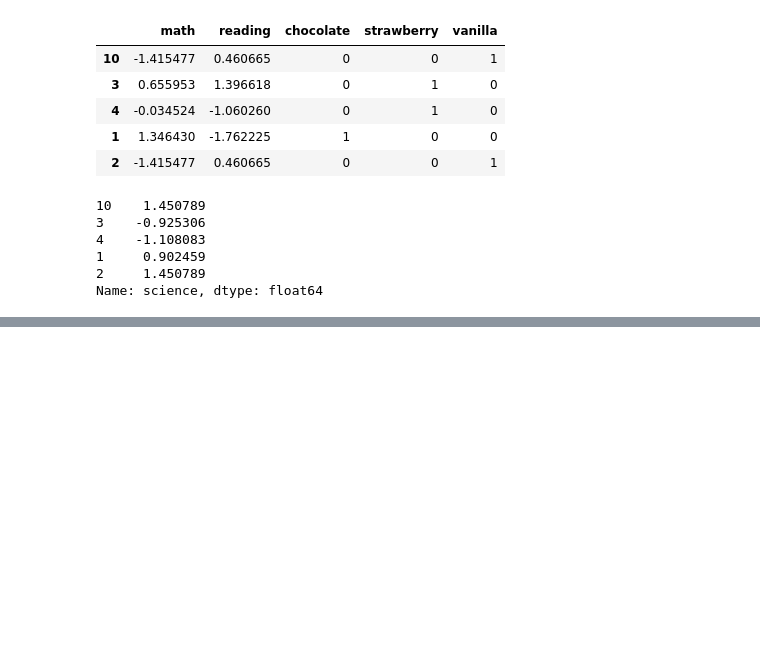
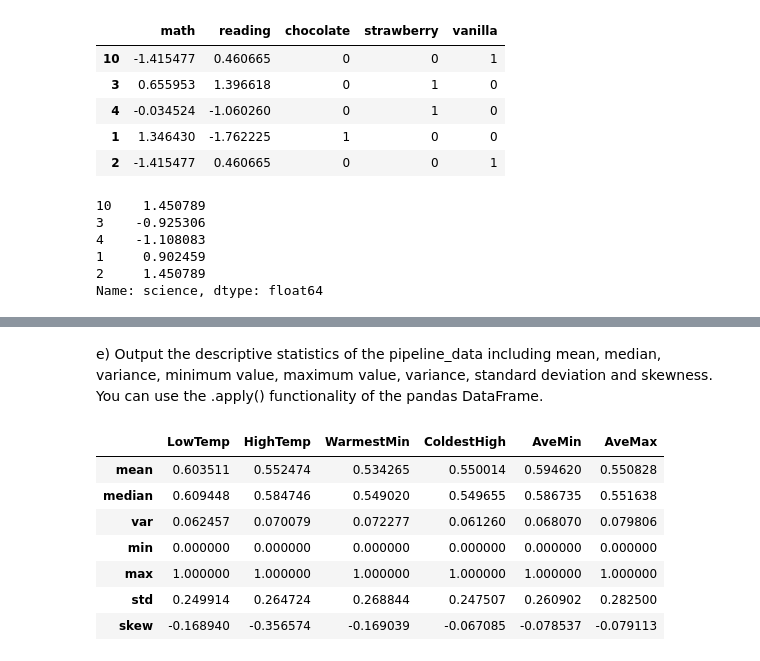
Before and after one commit to benkarabinus/nerdy_data_stuff, a Jupyter notebook: DU/COMP4448/Assignment1/Ben_Karabinus_Assignment_1.ipynb, the cells around one changed output, grey strips where cells are left out. Drawn from its saved outputs; the diff is of its cells as text; code cells hidden in the pictures; blank space fills up the shorter version.

```diff
--- a/DU/COMP4448/Assignment1/Ben_Karabinus_Assignment_1.ipynb
+++ b/DU/COMP4448/Assignment1/Ben_Karabinus_Assignment_1.ipynb
@@ -443,0 +477,14 @@ Name: science, dtype: float64
+# %% [markdown]
+e) Output the descriptive statistics of the pipeline_data including mean, median, variance, minimum value, maximum value, variance, standard deviation and skewness. You can use the .apply() functionality of the pandas DataFrame.
+# %%
+"""print summary statistics for pipeline_data"""
+pipeline_data.agg(['mean', 'median', 'var', 'min', 'max', 'std', 'skew'])
+# %% [output]
+|  | LowTemp | HighTemp | WarmestMin | ColdestHigh | AveMin | AveMax |
+| mean | 0.603511 | 0.552474 | 0.534265 | 0.550014 | 0.594620 | 0.550828 |
+| median | 0.609448 | 0.584746 | 0.549020 | 0.549655 | 0.586735 | 0.551638 |
+| var | 0.062457 | 0.070079 | 0.072277 | 0.061260 | 0.068070 | 0.079806 |
+| min | 0.000000 | 0.000000 | 0.000000 | 0.000000 | 0.000000 | 0.000000 |
+| max | 1.000000 | 1.000000 | 1.000000 | 1.000000 | 1.000000 | 1.000000 |
+| std | 0.249914 | 0.264724 | 0.268844 | 0.247507 | 0.260902 | 0.282500 |
+| skew | -0.168940 | -0.356574 | -0.169039 | -0.067085 | -0.078537 | -0.079113 |
```
Also changed, not shown: parts of 4 cells of this notebook, 2 other files.
